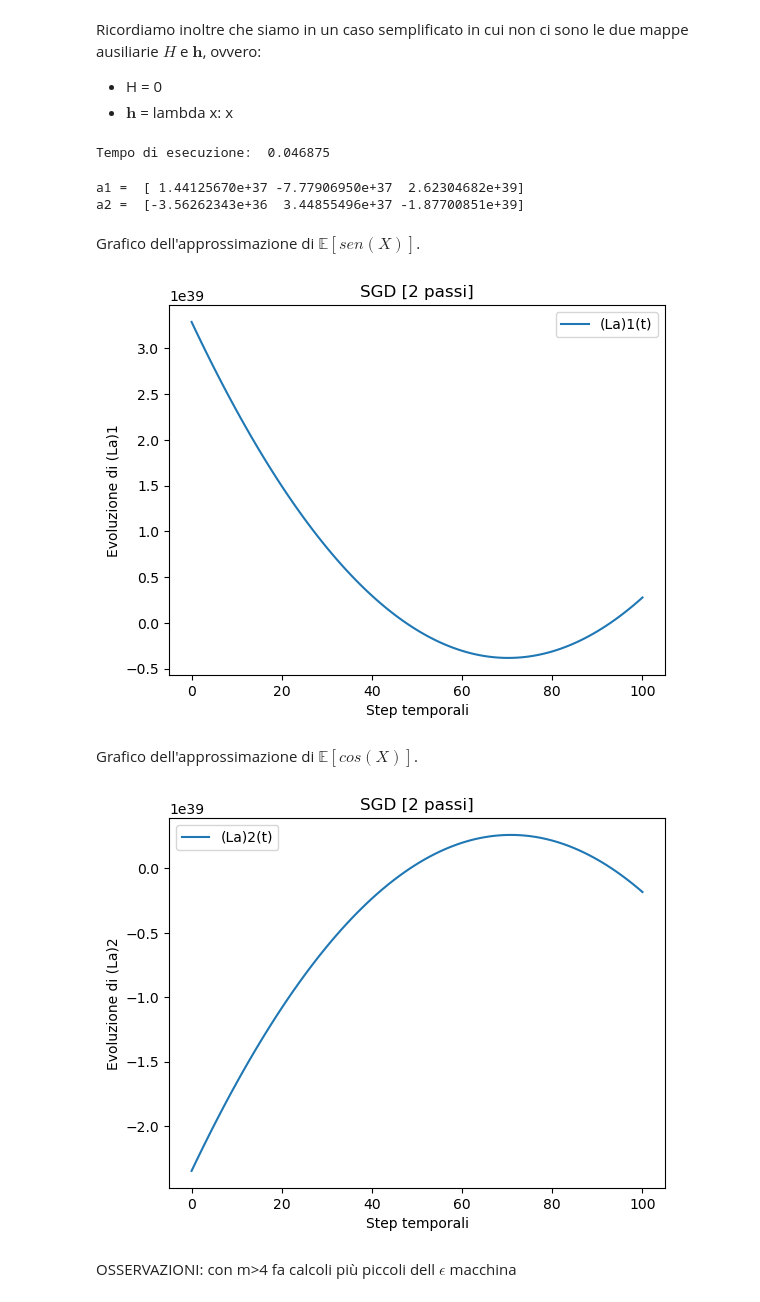
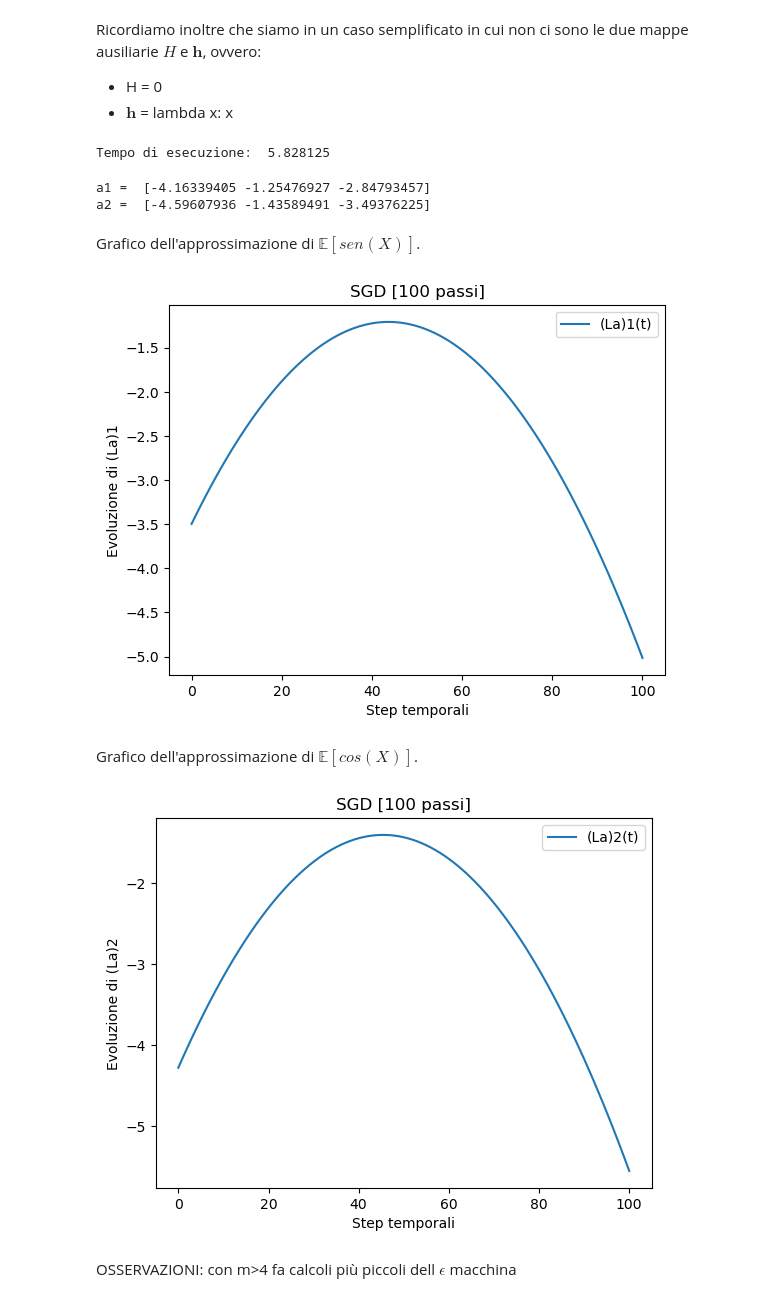
Before and after one commit to amatoandre/TESI, a Jupyter notebook: SGD.ipynb, the cells around one changed output. Saved outputs shown, nothing was run; the diff lists cells and outputs as text; code cells hidden in the pictures.

```diff
--- a/SGD.ipynb
+++ b/SGD.ipynb
@@ -143,8 +143,8 @@ def gradiente(N, T, Z, Ztilde, Y1tilde, Y2tilde, a1, a2, n, M, g):
             vv1[j] = vv1[j] + 2 * ( ((np.sin(Z[i]) - np.dot(a1,g[:,i])) * (np.cos(Ztilde[i]) * Y1tilde[i][j] - g[j,i])) + ((np.cos(Z[i]) - np.dot(a2,g[:,i]) * (-np.sin(Ztilde[i]) * Y1tilde[i][j]))) )
             vv2[j] = vv2[j] + 2 * ( ((np.sin(Z[i]) - np.dot(a1,g[:,i])) * (np.cos(Ztilde[i]) * Y2tilde[i][j])) + ((np.cos(Z[i]) - np.dot(a2,g[:,i]) * (-np.sin(Ztilde[i]) * Y2tilde[i][j] - g[j,i]))) )
 
-        v1[j] = vv1[j] # average(vv1[j])
-        v2[j] = vv2[j] # average(vv2[j])
+        v1[j] = average(vv1[j])
+        v2[j] = average(vv2[j])
 
     return v1, v2
 # %% [markdown]
@@ -201,10 +201,10 @@ if __name__ == "__main__":
     n = 2   # dimensione dello spazio dei polinomi
     a1_0 = np.sin(X0) * np.ones(n+1)
     a2_0 = np.cos(X0) * np.ones(n+1)
-    r0 = 1
+    r0 = 1 / 100
     rho = 3 / 4
-    m = 2
-    M = 1
+    m = 100
+    M = 100
     tipo = 'lagrange'
 
     g = base(T, n, np.linspace(0, T, N+1), tipo)
@@ -215,19 +215,19 @@ if __name__ == "__main__":
 
     print("Tempo di esecuzione: ", end - start)
 # %% [output]
-Tempo di esecuzione:  0.046875
+Tempo di esecuzione:  5.828125
 # %%
 print("a1 = ", a1)
 print("a2 = ", a2)
 # %% [output]
-a1 =  [ 1.44125670e+37 -7.77906950e+37  2.62304682e+39]
-a2 =  [-3.56262343e+36  3.44855496e+37 -1.87700851e+39]
+a1 =  [-4.16339405 -1.25476927 -2.84793457]
+a2 =  [-4.59607936 -1.43589491 -3.49376225]
 # %% [markdown]
 Grafico dell'approssimazione di $\mathbb{E}[sen(X)]$.
 # %%
 grafico = []
 for i in range(N+1):
-    grafico.append(L(T, a1, (T / N) * i, tipo))
+    grafico.append(np.dot(a1, g[:,i]))
 
 fig = plt.figure()
 plt.title("SGD [" + str(m) + " passi]")
@@ -238,23 +238,23 @@ plt.plot(grafico, label='(La)1(t)')
 plt.legend()
 plt.show()
 # %% [output]
-[figure, old version]
+[figure, new version]
 # %% [markdown]
 Grafico dell'approssimazione di $\mathbb{E}[cos(X)]$.
 # %%
 grafico = []
 for i in range(N+1):
-    grafico.append(L(T, a2, (T / N) * i, tipo))
+    grafico.append(np.dot(a2, g[:,i]))
 
 fig = plt.figure()
 plt.title("SGD [" + str(m) + " passi]")
 plt.xlabel("Step temporali")
 plt.ylabel("Evoluzione di (La)2")
 # plt.ylim(-1,1) # se non c'è il grafico è molto zoomato
 plt.plot(grafico, label='(La)2(t)')
 plt.legend()
 plt.show()
 # %% [output]
-[figure, old version]
+[figure, new version]
 # %% [markdown]
 OSSERVAZIONI: con m>4 fa calcoli più piccoli dell $\epsilon$ macchina
```
